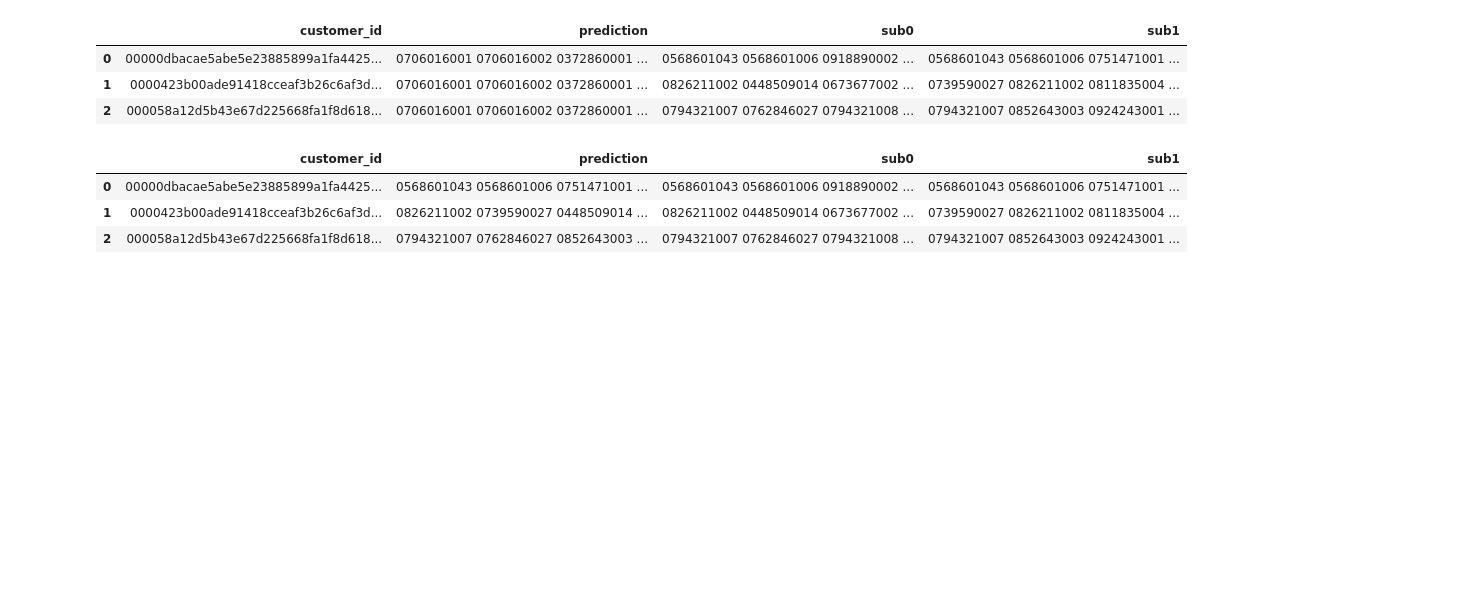
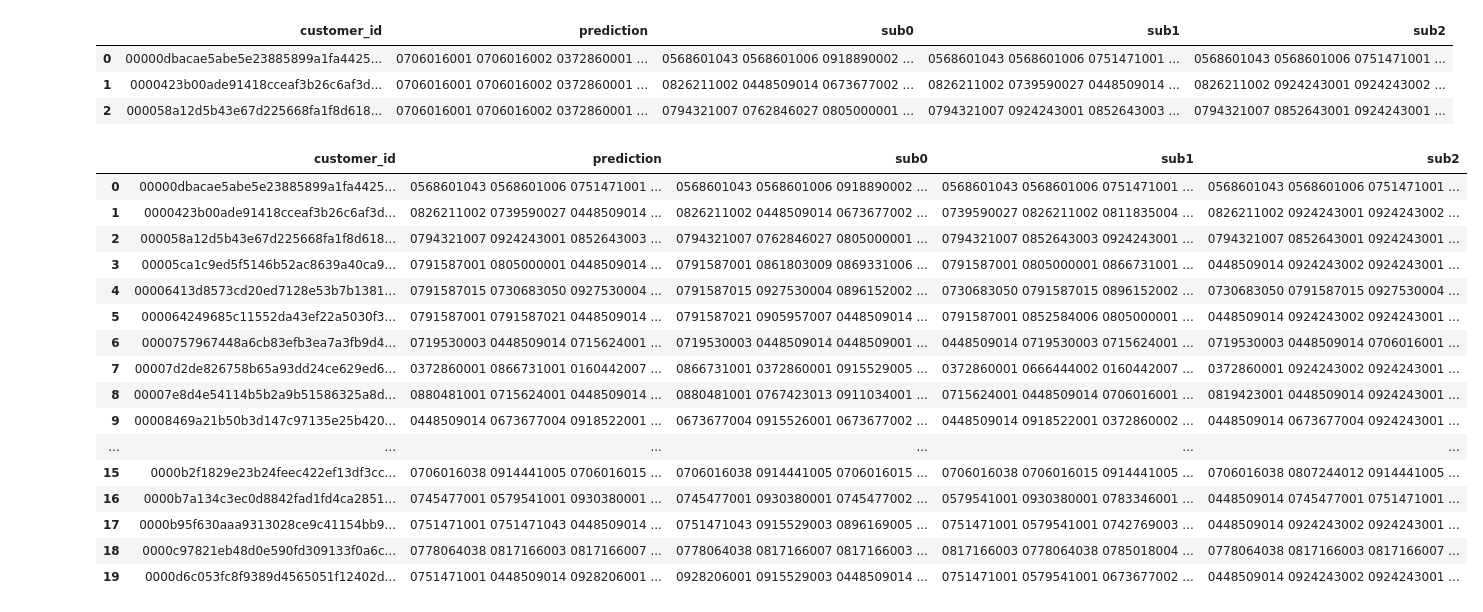
Before and after one commit to aruaru0/kaggle_h_and_m, a Jupyter notebook: アンサンブル.ipynb, the cells around one changed output. Saved outputs shown, nothing was run; the diff lists cells and outputs as text; code cells hidden in the pictures; blank space fills up the shorter version.

```diff
--- a/アンサンブル.ipynb
+++ b/アンサンブル.ipynb
@@ -96,7 +96,7 @@ def validation(actual, predicted, grouping, score=0, index=-1, ignore=False, fig
 # %%
 sub = pd.read_csv('../input/h-and-m-personalized-fashion-recommendations/sample_submission.csv')
 # %%
-sub0 = pd.read_csv("../input/hm-ensemble/submission_uucf0251.csv")
+sub0 = pd.read_csv("../input/hm-ensemble/submission_uucf0252.csv")
 sub['sub0'] = sub0['prediction'].fillna("")
 del sub0
 # %%
@@ -104,9 +104,9 @@ sub1 = pd.read_csv("../input/hm-ensemble/submission-blend0249.csv")
 sub['sub1'] = sub1['prediction'].fillna("")
 del sub1
 # %%
-# sub2 = pd.read_csv("../input/hm-ensemble/submission0243.csv")
-# sub['sub2'] = sub2['prediction'].fillna("")
-# del sub2
+sub2 = pd.read_csv("../input/hm-ensemble/submission-magic-multi-brend-0240.csv")
+sub['sub2'] = sub2['prediction'].fillna("")
+del sub2
 # %%
 # sub3 = pd.read_csv("../input/hm-ensemble/submission-mtmt0903-0241.csv")
 # sub['sub3'] = sub3['prediction'].fillna("")
@@ -118,25 +118,38 @@ del sub1
 # %%
 sub.head(3)
 # %% [output]
-|  | customer_id | prediction | sub0 | sub1 |
-| 0 | 00000dbacae5abe5e23885899a1fa4425... | 0706016001 0706016002 0372860001 ... | 0568601043 0568601006 0918890002 ... | 0568601043 0568601006 0751471001 ... |
-| 1 | 0000423b00ade91418cceaf3b26c6af3d... | 0706016001 0706016002 0372860001 ... | 0826211002 0448509014 0673677002 ... | 0739590027 0826211002 0811835004 ... |
-| 2 | 000058a12d5b43e67d225668fa1f8d618... | 0706016001 0706016002 0372860001 ... | 0794321007 0762846027 0794321008 ... | 0794321007 0852643003 0924243001 ... |
+|  | customer_id | prediction | sub0 | sub1 | sub2 |
+| 0 | 00000dbacae5abe5e23885899a1fa4425... | 0706016001 0706016002 0372860001 ... | 0568601043 0568601006 0918890002 ... | 0568601043 0568601006 0751471001 ... | 0568601043 0568601006 0751471001 ... |
+| 1 | 0000423b00ade91418cceaf3b26c6af3d... | 0706016001 0706016002 0372860001 ... | 0826211002 0448509014 0673677002 ... | 0826211002 0739590027 0448509014 ... | 0826211002 0924243001 0924243002 ... |
+| 2 | 000058a12d5b43e67d225668fa1f8d618... | 0706016001 0706016002 0372860001 ... | 0794321007 0762846027 0805000001 ... | 0794321007 0924243001 0852643003 ... | 0794321007 0852643001 0924243001 ... |
 # %%
-#0.0255
-targets = ['sub0', 'sub1']
-weights = [1,1]
+# 255 252 240
+targets = ['sub0', 'sub1', 'sub2']
+weights = [ 1.1, 1.0, 0.6 ] # 0.0252 + 0.0249 + 0.0240
 
 # 0.0255↓
 # targets = ['sub0', 'sub1', 'sub2', 'sub3', 'sub4' ]
 # weights = [1,1.1,0.8,0.7,0.7]
 sub['prediction'] = sub[targets].apply(blend, w=weights, axis=1, k=12)
 # %%
-sub.head(3)
+sub.head(20)
 # %% [output]
-|  | customer_id | prediction | sub0 | sub1 |
-| 0 | 00000dbacae5abe5e23885899a1fa4425... | 0568601043 0568601006 0751471001 ... | 0568601043 0568601006 0918890002 ... | 0568601043 0568601006 0751471001 ... |
-| 1 | 0000423b00ade91418cceaf3b26c6af3d... | 0826211002 0739590027 0448509014 ... | 0826211002 0448509014 0673677002 ... | 0739590027 0826211002 0811835004 ... |
-| 2 | 000058a12d5b43e67d225668fa1f8d618... | 0794321007 0762846027 0852643003 ... | 0794321007 0762846027 0794321008 ... | 0794321007 0852643003 0924243001 ... |
+|  | customer_id | prediction | sub0 | sub1 | sub2 |
+| 0 | 00000dbacae5abe5e23885899a1fa4425... | 0568601043 0568601006 0751471001 ... | 0568601043 0568601006 0918890002 ... | 0568601043 0568601006 0751471001 ... | 0568601043 0568601006 0751471001 ... |
+| 1 | 0000423b00ade91418cceaf3b26c6af3d... | 0826211002 0739590027 0448509014 ... | 0826211002 0448509014 0673677002 ... | 0739590027 0826211002 0811835004 ... | 0826211002 0924243001 0924243002 ... |
+| 2 | 000058a12d5b43e67d225668fa1f8d618... | 0794321007 0924243001 0852643003 ... | 0794321007 0762846027 0805000001 ... | 0794321007 0852643003 0924243001 ... | 0794321007 0852643001 0924243001 ... |
+| 3 | 00005ca1c9ed5f5146b52ac8639a40ca9... | 0791587001 0805000001 0448509014 ... | 0791587001 0861803009 0869331006 ... | 0791587001 0805000001 0866731001 ... | 0448509014 0924243002 0924243001 ... |
+| 4 | 00006413d8573cd20ed7128e53b7b1381... | 0791587015 0730683050 0927530004 ... | 0791587015 0927530004 0896152002 ... | 0730683050 0791587015 0896152002 ... | 0730683050 0791587015 0927530004 ... |
+| 5 | 000064249685c11552da43ef22a5030f3... | 0791587001 0791587021 0448509014 ... | 0791587021 0905957007 0448509014 ... | 0791587001 0852584006 0805000001 ... | 0448509014 0924243002 0924243001 ... |
+| 6 | 0000757967448a6cb83efb3ea7a3fb9d4... | 0719530003 0448509014 0715624001 ... | 0719530003 0448509014 0448509001 ... | 0448509014 0719530003 0715624001 ... | 0719530003 0448509014 0706016001 ... |
+| 7 | 00007d2de826758b65a93dd24ce629ed6... | 0372860001 0866731001 0160442007 ... | 0866731001 0372860001 0915529005 ... | 0372860001 0666444002 0160442007 ... | 0372860001 0924243002 0924243001 ... |
+| 8 | 00007e8d4e54114b5b2a9b51586325a8d... | 0880481001 0715624001 0448509014 ... | 0880481001 0767423013 0911034001 ... | 0715624001 0448509014 0706016001 ... | 0819423001 0448509014 0924243001 ... |
+| 9 | 00008469a21b50b3d147c97135e25b420... | 0448509014 0673677004 0918522001 ... | 0673677004 0915526001 0673677002 ... | 0448509014 0918522001 0372860002 ... | 0448509014 0673677004 0924243001 ... |
+| ... | ... | ... | ... | ... | ... |
+| 15 | 0000b2f1829e23b24feec422ef13df3cc... | 0706016038 0914441005 0706016015 ... | 0706016038 0914441005 0706016015 ... | 0706016038 0706016015 0914441005 ... | 0706016038 0807244012 0914441005 ... |
+| 16 | 0000b7a134c3ec0d8842fad1fd4ca2851... | 0745477001 0579541001 0930380001 ... | 0745477001 0930380001 0745477002 ... | 0579541001 0930380001 0783346001 ... | 0448509014 0745477001 0751471001 ... |
+| 17 | 0000b95f630aaa9313028ce9c41154bb9... | 0751471001 0751471043 0448509014 ... | 0751471043 0915529003 0896169005 ... | 0751471001 0579541001 0742769003 ... | 0448509014 0924243002 0924243001 ... |
+| 18 | 0000c97821eb48d0e590fd309133f0a6c... | 0778064038 0817166003 0817166007 ... | 0778064038 0817166007 0817166003 ... | 0817166003 0778064038 0785018004 ... | 0778064038 0817166003 0817166007 ... |
+| 19 | 0000d6c053fc8f9389d4565051f12402d... | 0751471001 0448509014 0928206001 ... | 0928206001 0915529003 0448509014 ... | 0751471001 0579541001 0673677002 ... | 0448509014 0924243002 0924243001 ... |
 # %%
 sub[['customer_id', 'prediction']].to_csv('submission_ensamble.csv', index=False)
```
Also changed, not shown: parts of 1 cell of this notebook, 1 other file.
